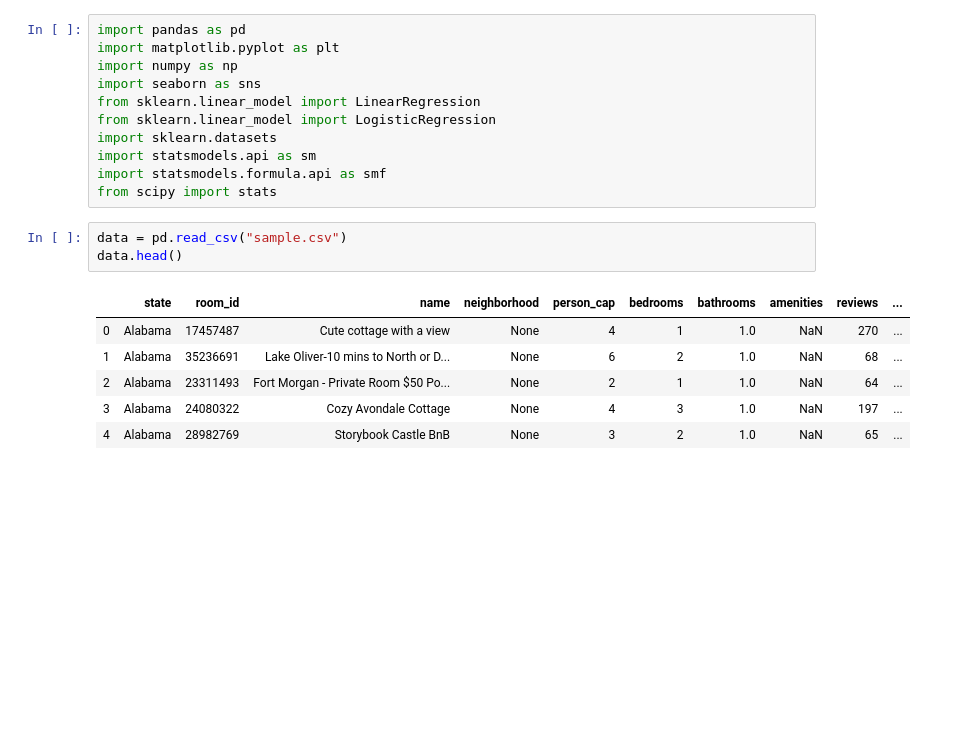
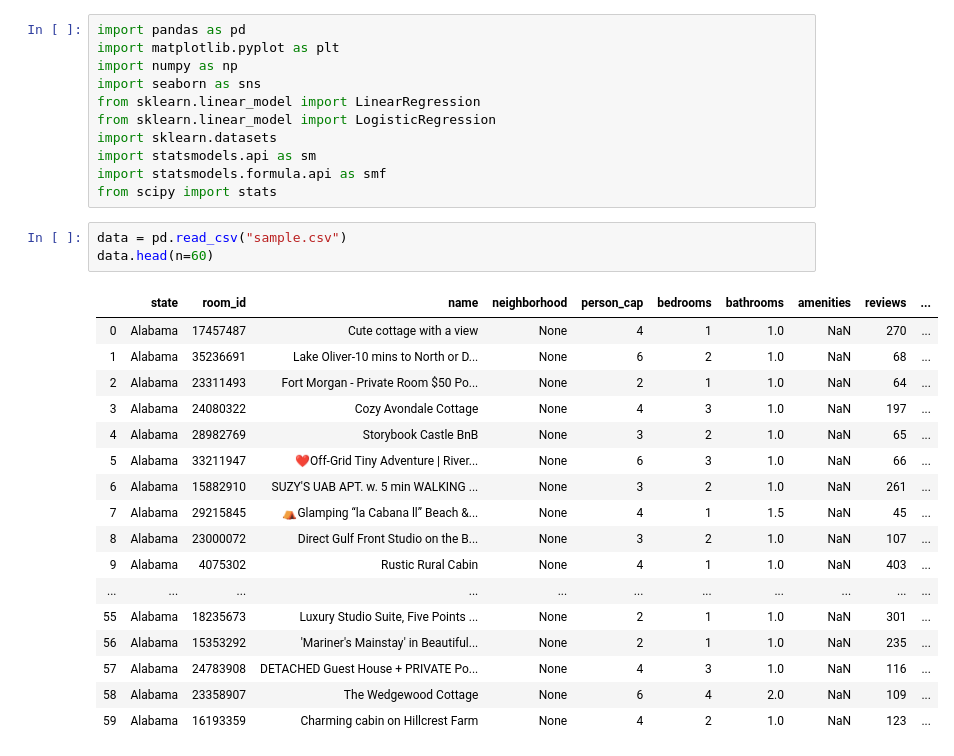
Before and after one commit to 320final/320final.github.io, a Jupyter notebook: jupiterNB/nb.ipynb, the cells around one changed output. Cells and saved outputs as stored; diff of their text form; blank space fills up the shorter version.

```diff
--- a/jupiterNB/nb.ipynb
+++ b/jupiterNB/nb.ipynb
@@ -39,11 +39,22 @@ import statsmodels.formula.api as smf
 from scipy import stats
 # %%
 data = pd.read_csv("sample.csv")
-data.head()
+data.head(n=60)
 # %% [output]
 |  | state | room_id | name | neighborhood | person_cap | bedrooms | bathrooms | amenities | reviews | ... |
 | 0 | Alabama | 17457487 | Cute cottage with a view | None | 4 | 1 | 1.0 | NaN | 270 | ... |
 | 1 | Alabama | 35236691 | Lake Oliver-10 mins to North or D... | None | 6 | 2 | 1.0 | NaN | 68 | ... |
 | 2 | Alabama | 23311493 | Fort Morgan - Private Room $50 Po... | None | 2 | 1 | 1.0 | NaN | 64 | ... |
 | 3 | Alabama | 24080322 | Cozy Avondale Cottage | None | 4 | 3 | 1.0 | NaN | 197 | ... |
 | 4 | Alabama | 28982769 | Storybook Castle BnB | None | 3 | 2 | 1.0 | NaN | 65 | ... |
+| 5 | Alabama | 33211947 | ❤️Off-Grid Tiny Adventure | River... | None | 6 | 3 | 1.0 | NaN | 66 | ... |
+| 6 | Alabama | 15882910 | SUZY'S UAB APT. w. 5 min WALKING ... | None | 3 | 2 | 1.0 | NaN | 261 | ... |
+| 7 | Alabama | 29215845 | ⛺️Glamping “la Cabana ll” Beach &... | None | 4 | 1 | 1.5 | NaN | 45 | ... |
+| 8 | Alabama | 23000072 | Direct Gulf Front Studio on the B... | None | 3 | 2 | 1.0 | NaN | 107 | ... |
+| 9 | Alabama | 4075302 | Rustic Rural Cabin | None | 4 | 1 | 1.0 | NaN | 403 | ... |
+| ... | ... | ... | ... | ... | ... | ... | ... | ... | ... | ... |
+| 55 | Alabama | 18235673 | Luxury Studio Suite, Five Points ... | None | 2 | 1 | 1.0 | NaN | 301 | ... |
+| 56 | Alabama | 15353292 | 'Mariner's Mainstay' in Beautiful... | None | 2 | 1 | 1.0 | NaN | 235 | ... |
+| 57 | Alabama | 24783908 | DETACHED Guest House + PRIVATE Po... | None | 4 | 3 | 1.0 | NaN | 116 | ... |
+| 58 | Alabama | 23358907 | The Wedgewood Cottage | None | 6 | 4 | 2.0 | NaN | 109 | ... |
+| 59 | Alabama | 16193359 | Charming cabin on Hillcrest Farm | None | 4 | 2 | 1.0 | NaN | 123 | ... |
```
Also changed, not shown: parts of 1 cell of this notebook.
